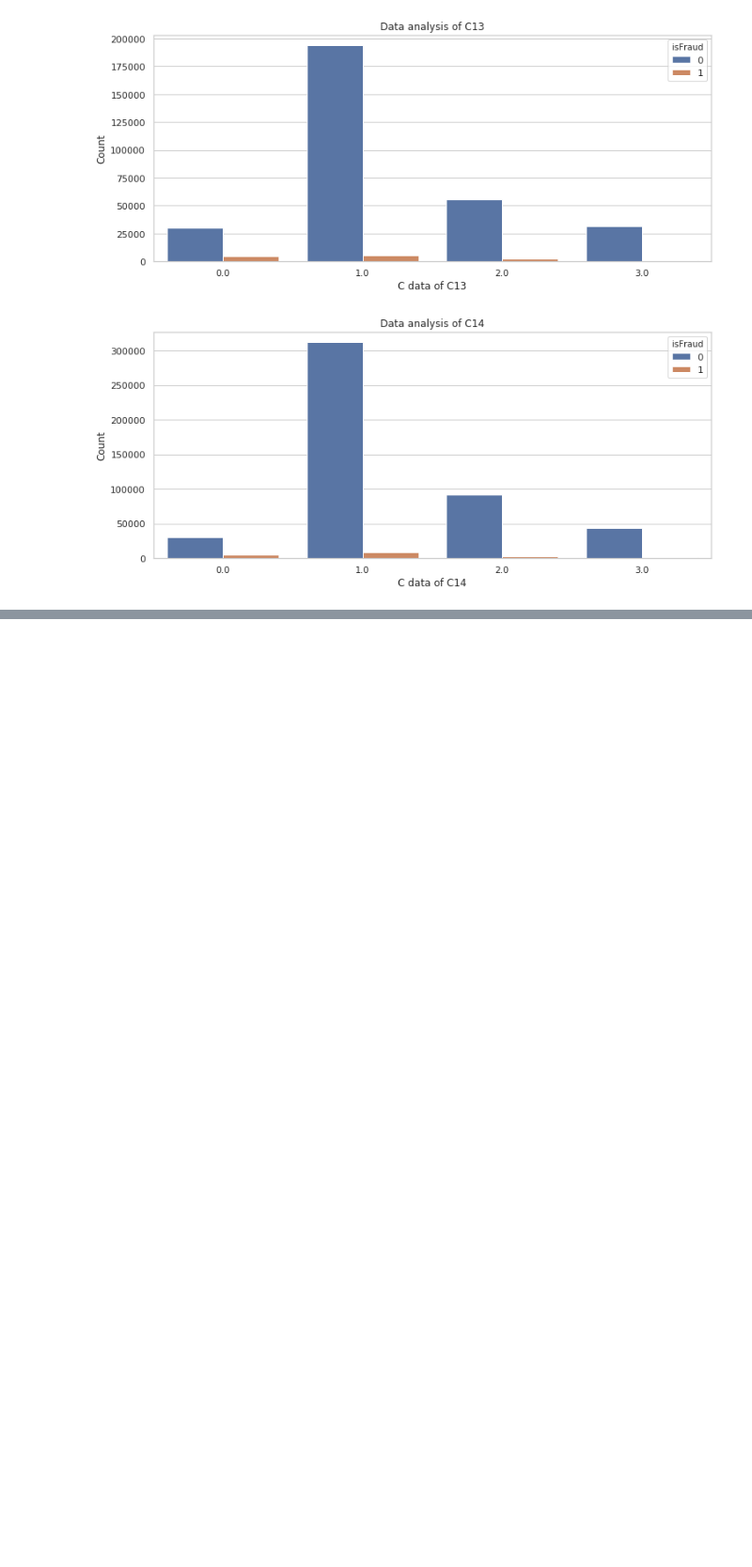
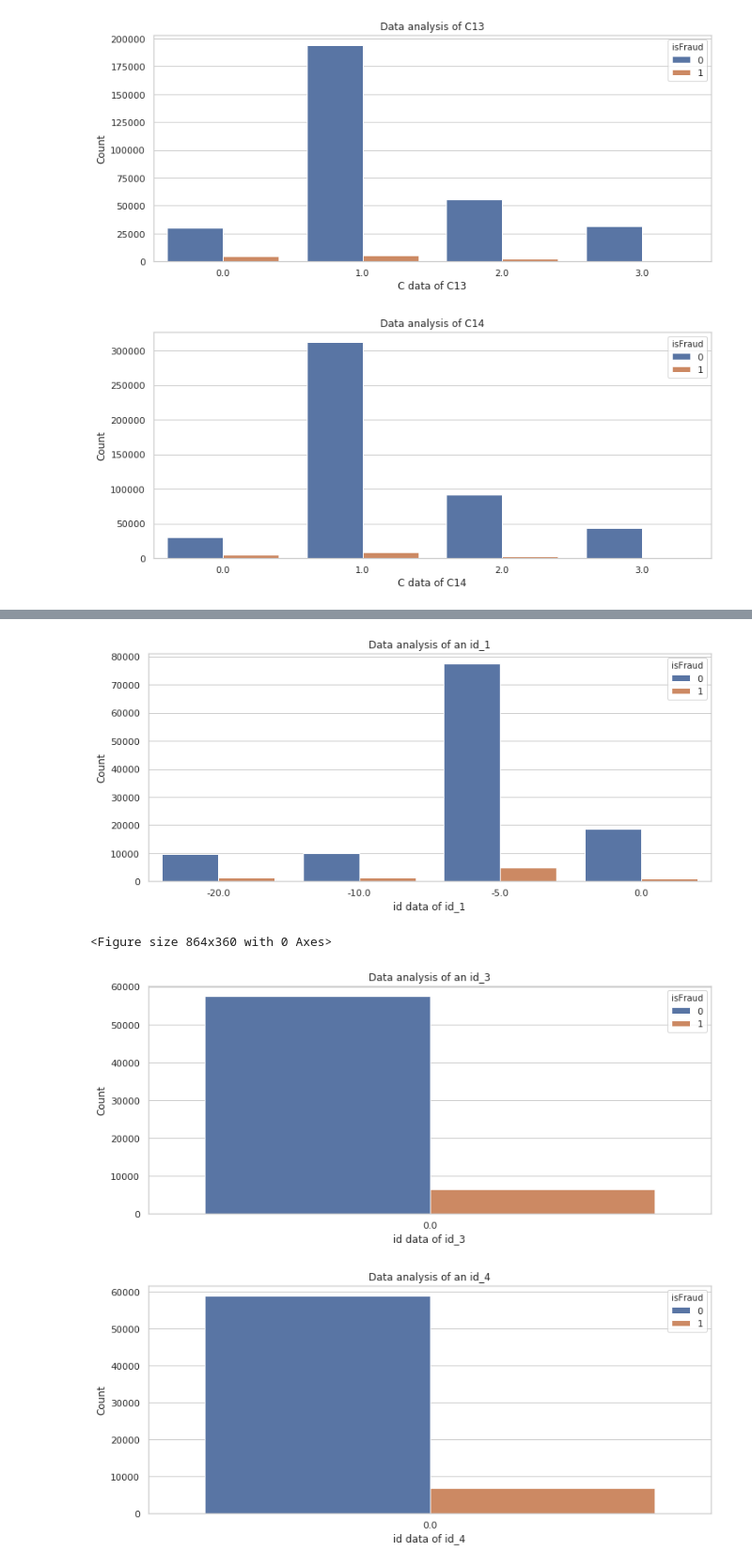
Before and after one commit to edmilsonsgjk/fraude_detection, a Jupyter notebook: ieee_fraud_detection.ipynb, the cells around one changed output, grey strips where cells are left out. Shown at 94% size. Cells and saved outputs as stored; diff of their text form; code cells hidden in the pictures; blank space fills up the shorter version.

```diff
--- a/ieee_fraud_detection.ipynb
+++ b/ieee_fraud_detection.ipynb
@@ -269,0 +316,16 @@ for i in range(1, 15):
+# %%
+for i in range(1,10):
+    mv1 = find_Major_values(train['id_0'+str(i)], 0.05)
+    md1 = find_Major_Devices(mv1, train['id_0'+str(i)])
+    plothis1 = find_plot(md1, train, train['id_0'+str(i)])
+    plt.figure(figsize=(12,5))
+    if type(plothis1) != int:
+        p4 = sns.countplot(x = plothis1['id_0'+str(i)], hue = plothis1['isFraud'], data= plothis1)
+        plt.title("Data analysis of an id_"+str(i))
+        p4.set(xlabel='id data of id_'+str(i), ylabel='Count')
+        p4
+# %% [output]
+[figure, added]
+<Figure size 864x360 with 0 Axes>
+[figure, added]
+[figure, added]
```
Also changed, not shown: parts of 24 cells of this notebook.
